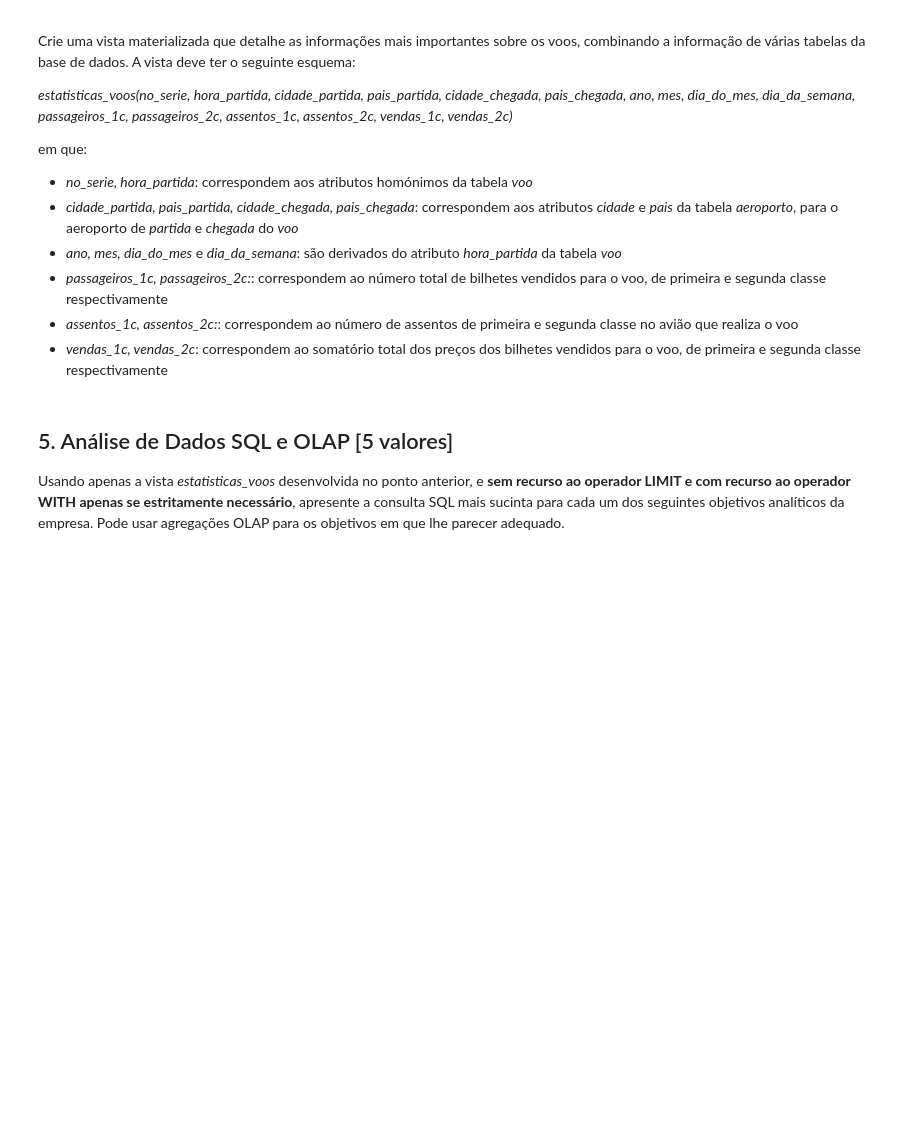
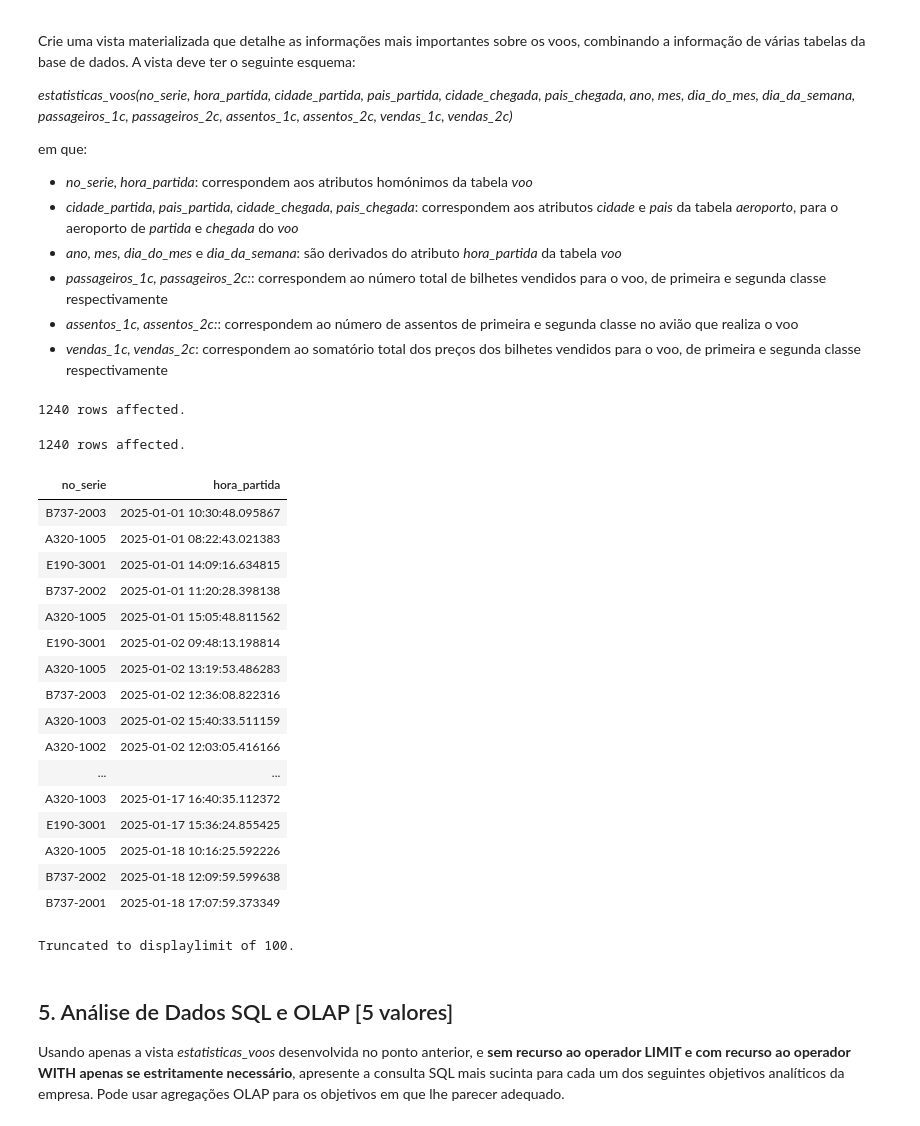
Before and after one commit to R-Camacho/airport-DB, a Jupyter notebook: data/E2-report.ipynb, the cells around one changed output. Saved outputs shown, nothing was run; the diff lists cells and outputs as text; code cells hidden in the pictures; blank space fills up the shorter version.

```diff
--- a/data/E2-report.ipynb
+++ b/data/E2-report.ipynb
@@ -268,7 +280,34 @@ em que:
 - *vendas_1c, vendas_2c*: correspondem ao somatório total dos preços dos bilhetes vendidos para o voo, de primeira e segunda classe respectivamente
 # %%
 %%sql
--- CREATE MATERIALIZED VIEW ...
+
+DROP MATERIALIZED VIEW IF EXISTS estatisticas_voos;
+
+CREATE MATERIALIZED VIEW estatisticas_voos AS
+SELECT no_serie, hora_partida FROM voo;
+
+SELECT * FROM estatisticas_voos;
+# %% [output]
+1240 rows affected.
+1240 rows affected.
+| no_serie | hora_partida |
+| B737-2003 | 2025-01-01 10:30:48.095867 |
+| A320-1005 | 2025-01-01 08:22:43.021383 |
+| E190-3001 | 2025-01-01 14:09:16.634815 |
+| B737-2002 | 2025-01-01 11:20:28.398138 |
+| A320-1005 | 2025-01-01 15:05:48.811562 |
+| E190-3001 | 2025-01-02 09:48:13.198814 |
+| A320-1005 | 2025-01-02 13:19:53.486283 |
+| B737-2003 | 2025-01-02 12:36:08.822316 |
+| A320-1003 | 2025-01-02 15:40:33.511159 |
+| A320-1002 | 2025-01-02 12:03:05.416166 |
+| ... | ... |
+| A320-1003 | 2025-01-17 16:40:35.112372 |
+| E190-3001 | 2025-01-17 15:36:24.855425 |
+| A320-1005 | 2025-01-18 10:16:25.592226 |
+| B737-2002 | 2025-01-18 12:09:59.599638 |
+| B737-2001 | 2025-01-18 17:07:59.373349 |
+Truncated to displaylimit of 100.
 # %% [markdown]
 ## 5. Análise de Dados SQL e OLAP [5 valores]
 
```
Also changed, not shown: parts of 3 cells of this notebook.
